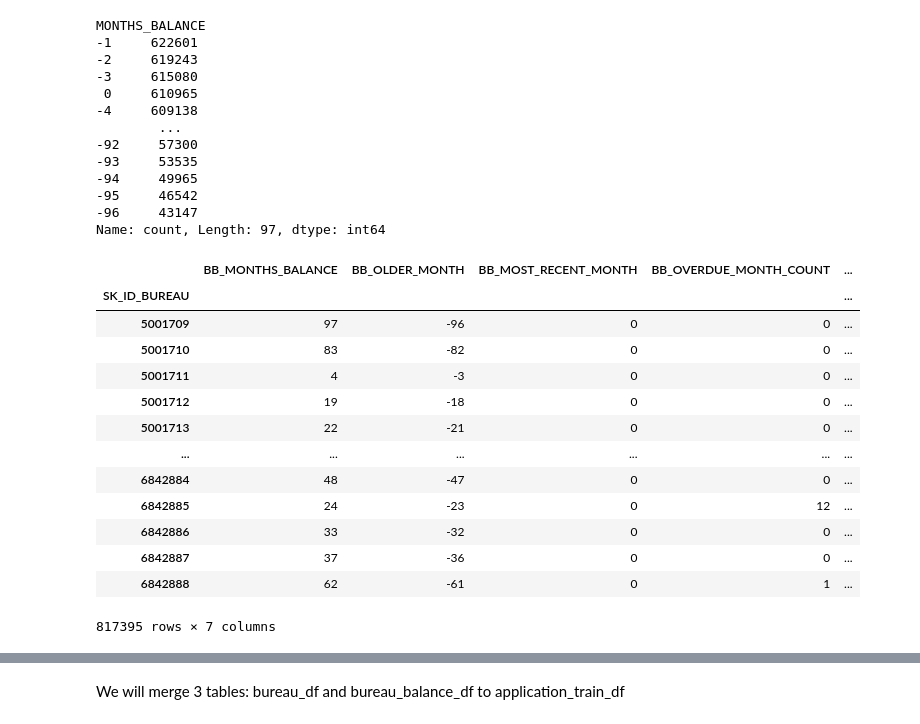
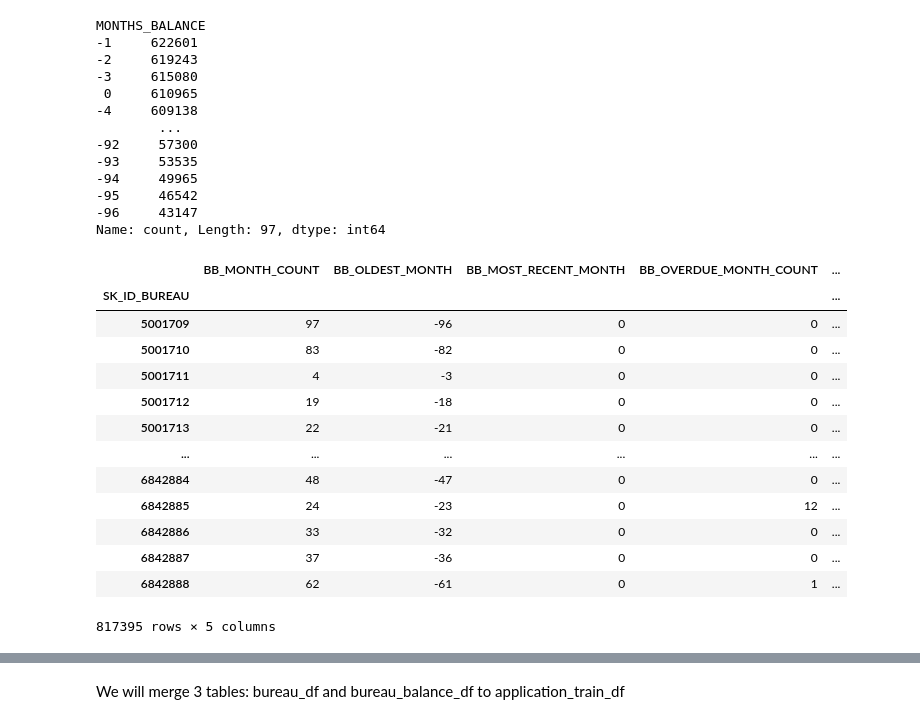
Before and after one commit to USL99/home-credit-default-risk, a Jupyter notebook: notebooks/03_feature_engineering.ipynb, the cells around one changed output, grey strips where cells are left out. Cells and saved outputs as stored; diff of their text form; code cells hidden in the pictures.

```diff
--- a/notebooks/03_feature_engineering.ipynb
+++ b/notebooks/03_feature_engineering.ipynb
@@ -617,12 +617,11 @@ MONTHS_BALANCE
 -96     43147
 Name: count, Length: 97, dtype: int64
 # %%
-bureau_balance_special = (
-    bureau_balance_df.groupby("SK_ID_BUREAU").agg(BB_MONTHS_BALANCE = ("MONTHS_BALANCE", "count"), BB_OLDER_MONTH = ("MONTHS_BALANCE", "min"), BB_MOST_RECENT_MONTH = ("MONTHS_BALANCE", "max"), BB_OVERDUE_MONTH_COUNT = ("IS_BB_OVERDUE", "sum"), BB_OVERDUE_MONTH_SHARE = ("IS_BB_OVERDUE", "mean"), BB_SEVERE_OVERDUE_MONTH_COUNT = ("IS_BB_SEVERE_OVERDUE", "sum"), BB_SEVERE_OVERDUE_MONTH_SHARE = ("IS_BB_SEVERE_OVERDUE", "mean"))
-)
+bureau_balance_special = (bureau_balance_df.groupby("SK_ID_BUREAU").agg(BB_MONTH_COUNT=("MONTHS_BALANCE","count"),
+BB_OLDEST_MONTH=("MONTHS_BALANCE","min"), BB_MOST_RECENT_MONTH=("MONTHS_BALANCE", "max"), BB_OVERDUE_MONTH_COUNT=("IS_BB_OVERDUE", "sum"), BB_SEVERE_OVERDUE_MONTH_COUNT=("IS_BB_SEVERE_OVERDUE", "sum")))
 bureau_balance_special
 # %% [output]
-|  | BB_MONTHS_BALANCE | BB_OLDER_MONTH | BB_MOST_RECENT_MONTH | BB_OVERDUE_MONTH_COUNT | ... |
+|  | BB_MONTH_COUNT | BB_OLDEST_MONTH | BB_MOST_RECENT_MONTH | BB_OVERDUE_MONTH_COUNT | ... |
 | SK_ID_BUREAU |  |  |  |  | ... |
 | 5001709 | 97 | -96 | 0 | 0 | ... |
 | 5001710 | 83 | -82 | 0 | 0 | ... |
@@ -635,5 +634,5 @@ bureau_balance_special
 | 6842886 | 33 | -32 | 0 | 0 | ... |
 | 6842887 | 37 | -36 | 0 | 0 | ... |
 | 6842888 | 62 | -61 | 0 | 1 | ... |
-817395 rows × 7 columns
+817395 rows × 5 columns
 # %%
```
Also changed, not shown: parts of 20 cells of this notebook, 1 other file.
